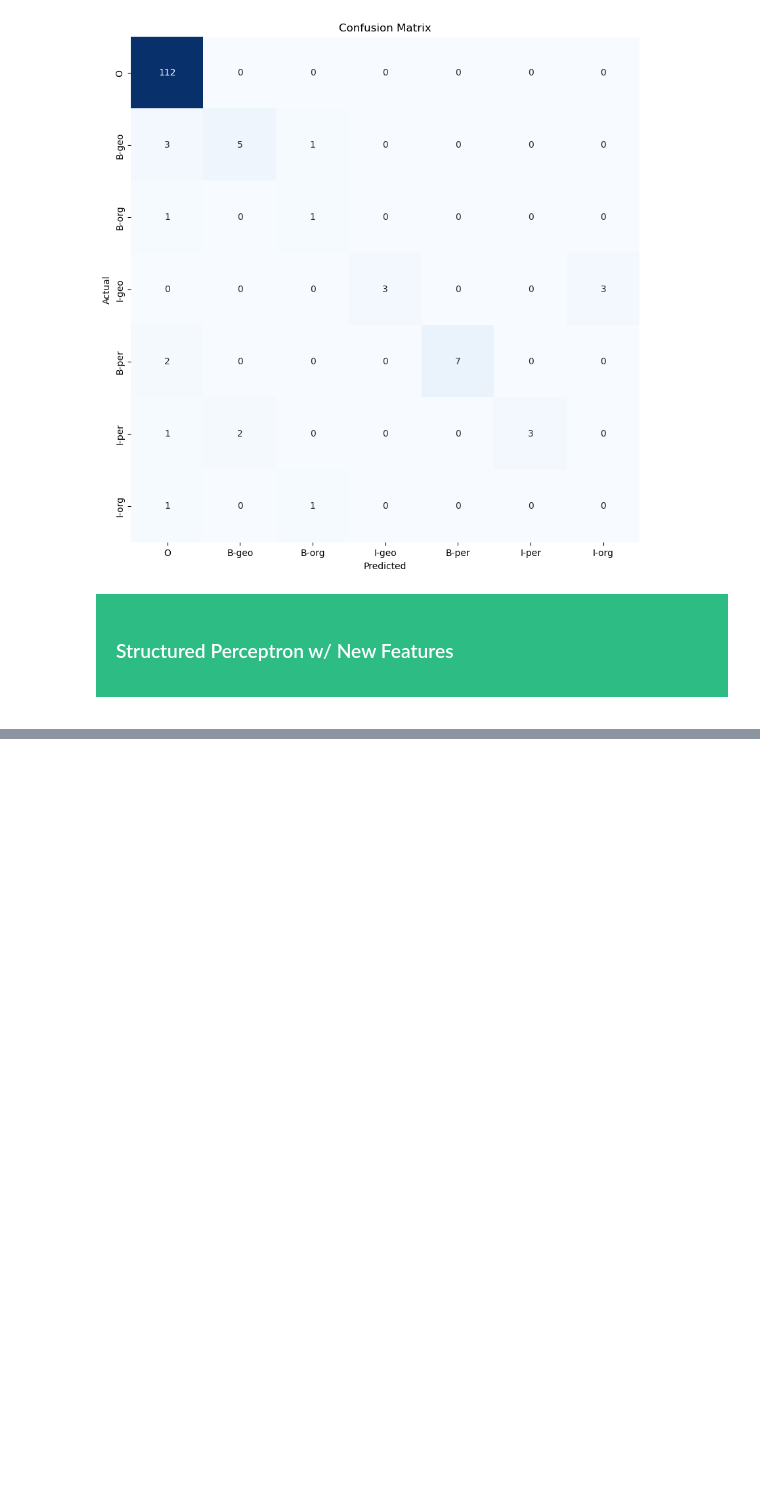
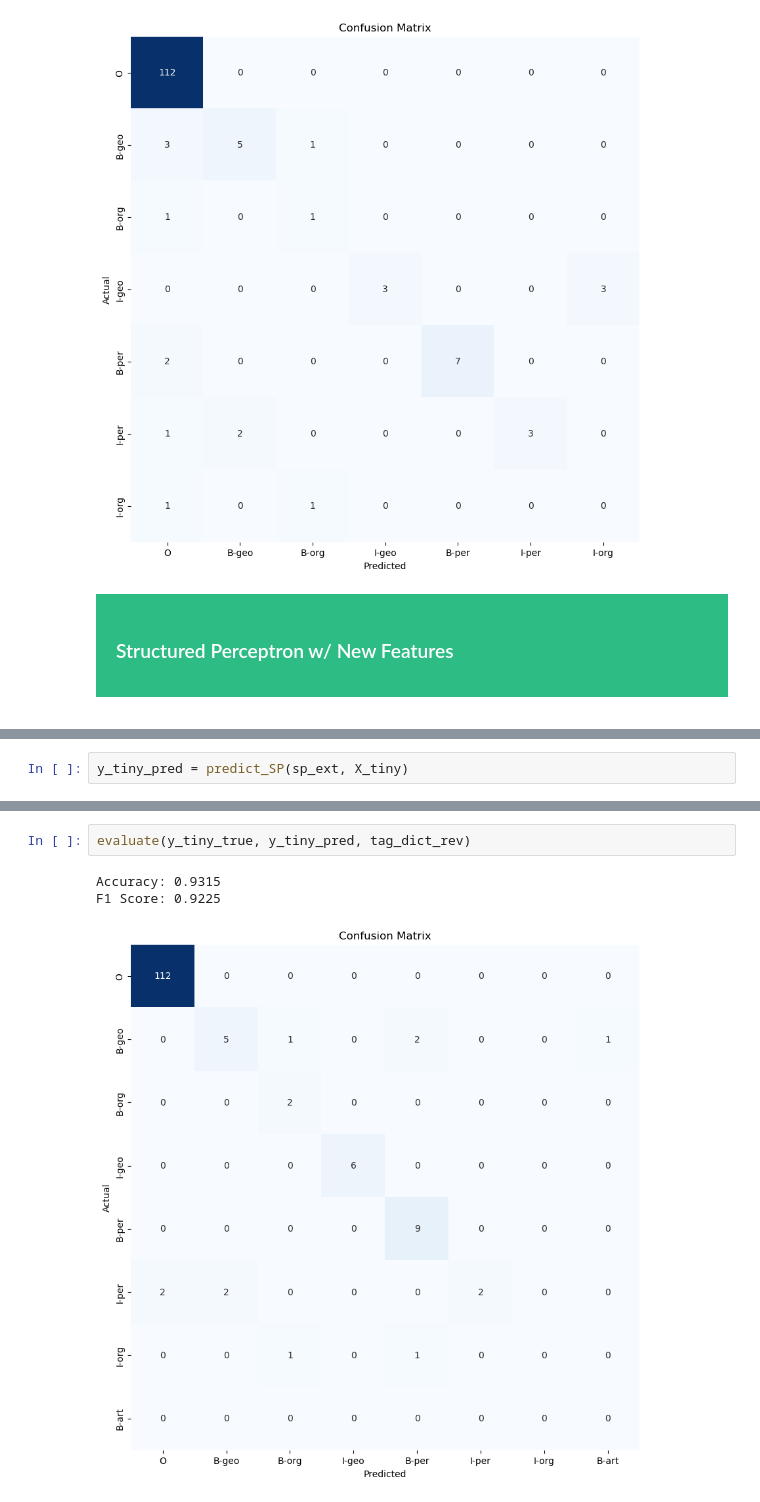
Before and after one commit to davidrosado4/named-entity-recognition, a Jupyter notebook: reproduce_results.ipynb, the cells around one changed output, grey strips where cells are left out. Saved outputs shown, nothing was run; the diff lists cells and outputs as text; blank space fills up the shorter version.

```diff
--- a/reproduce_results.ipynb
+++ b/reproduce_results.ipynb
@@ -131,0 +148,2 @@ F1 Score: 0.8934
+# %%
+y_tiny_pred = predict_SP(sp_ext, X_tiny)
@@ -131,0 +170,6 @@ F1 Score: 0.8934
+# %%
+evaluate(y_tiny_true, y_tiny_pred, tag_dict_rev)
+# %% [output]
+Accuracy: 0.9315
+F1 Score: 0.9225
+[figure, added]
```
Also changed, not shown: parts of 14 cells of this notebook, 2 other files.
